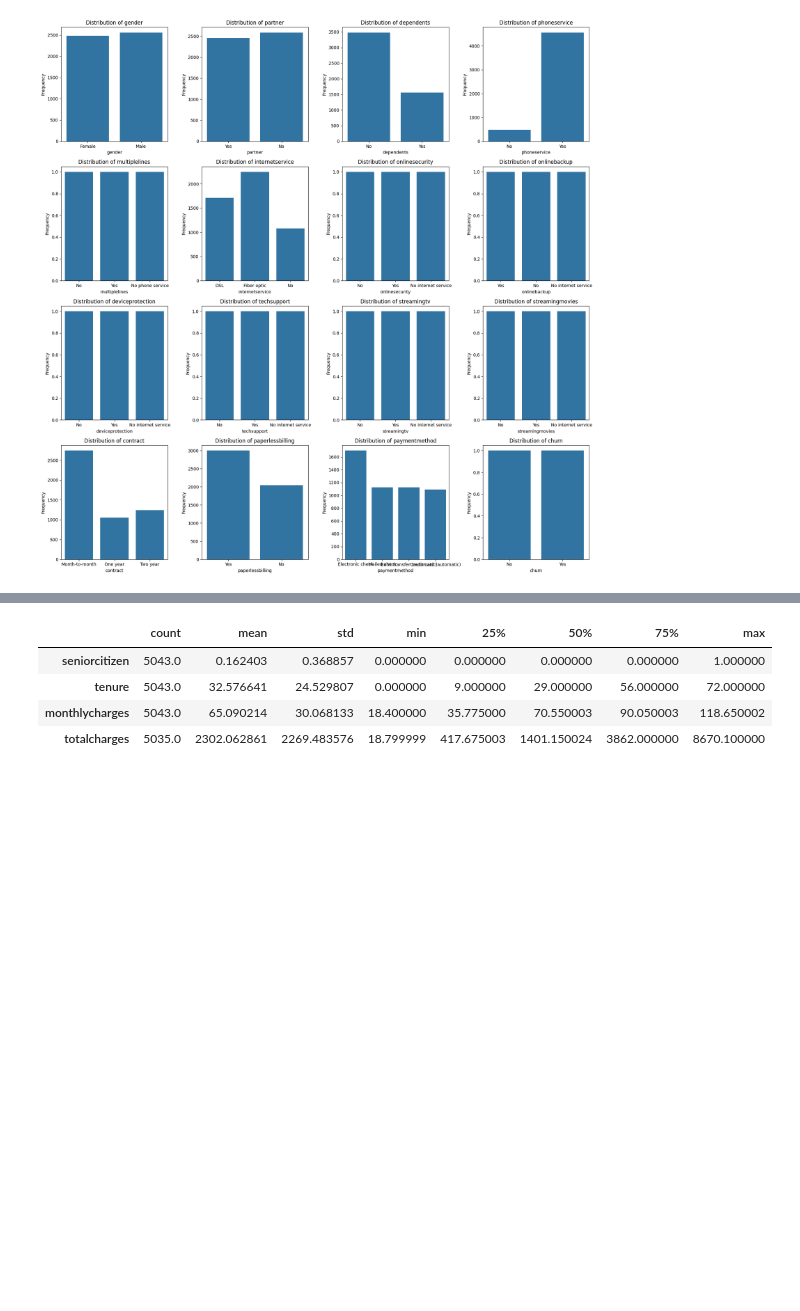
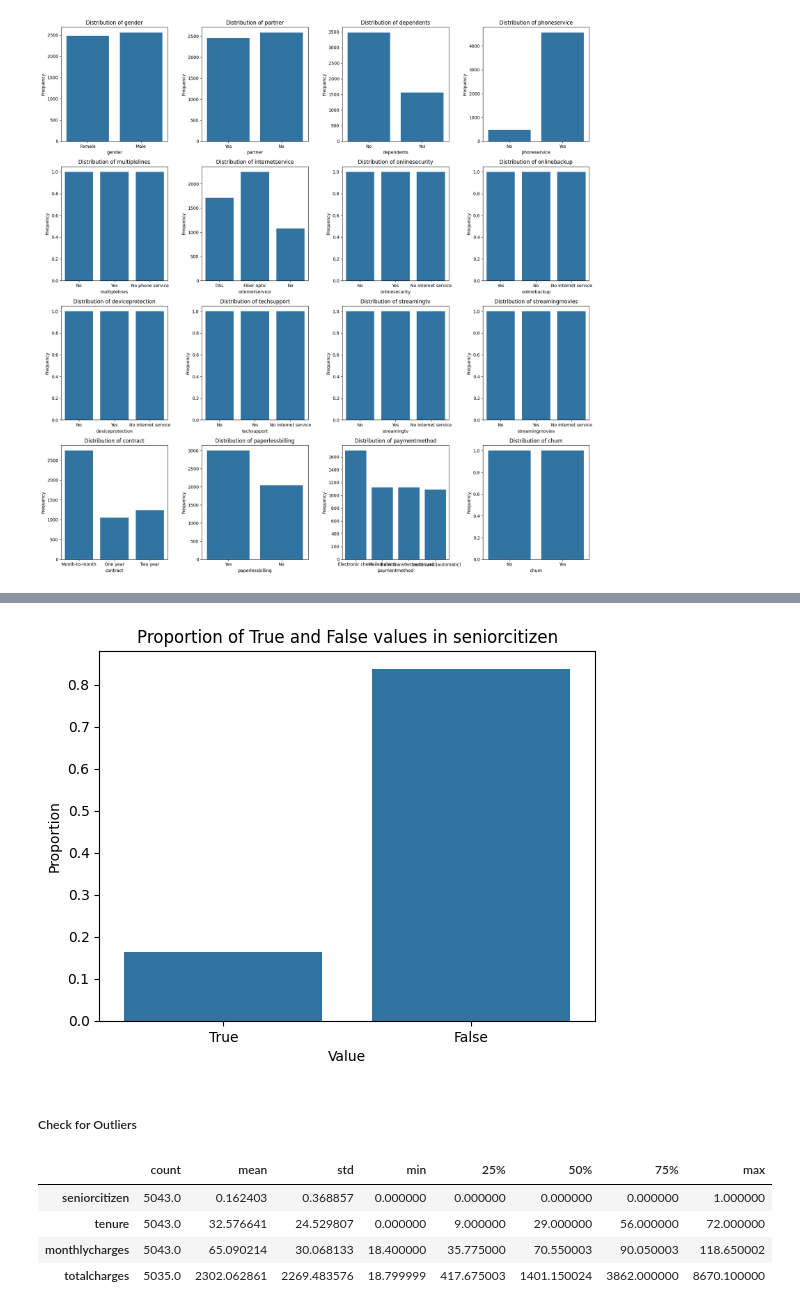
Before and after one commit to AndyMortey/A-Classification-Project-The-Customer-Churn-Analysis, a Jupyter notebook: notebook.ipynb, the cells around one changed output, grey strips where cells are left out. Cells and saved outputs as stored; diff of their text form; code cells hidden in the pictures; blank space fills up the shorter version.

```diff
--- a/notebook.ipynb
+++ b/notebook.ipynb
@@ -457,3 +478,21 @@ plt.show()
+# %%
+#Boolean variable to analyze
+boolean_variable = 'seniorcitizen'
+
+#Calculate the proportion of 'True' and 'False' values
+proportion_true = df[boolean_variable].sum() / len(df)
+proportion_false = 1 - proportion_true
+
+#Plot the proportions
+sns.barplot(x=['True', 'False'], y=[proportion_true, proportion_false])
+plt.title(f'Proportion of True and False values in {boolean_variable}')
+plt.xlabel('Value')
+plt.ylabel('Proportion')
+plt.show()
+# %% [output]
+[figure, added]
+# %% [markdown]
+##### Check for Outliers
 # %%
 #Check summary statistics
 df.describe().T
```
Also changed, not shown: parts of 7 cells of this notebook.
